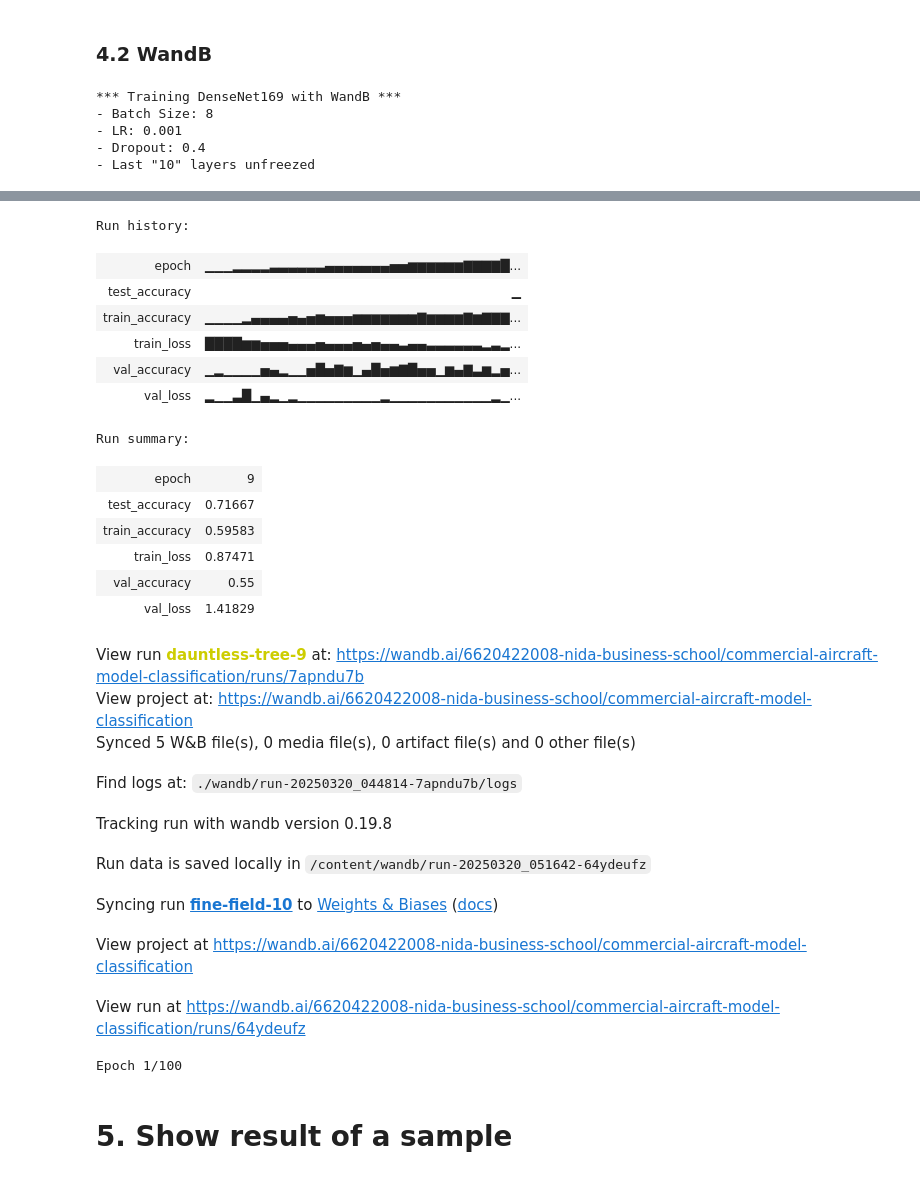
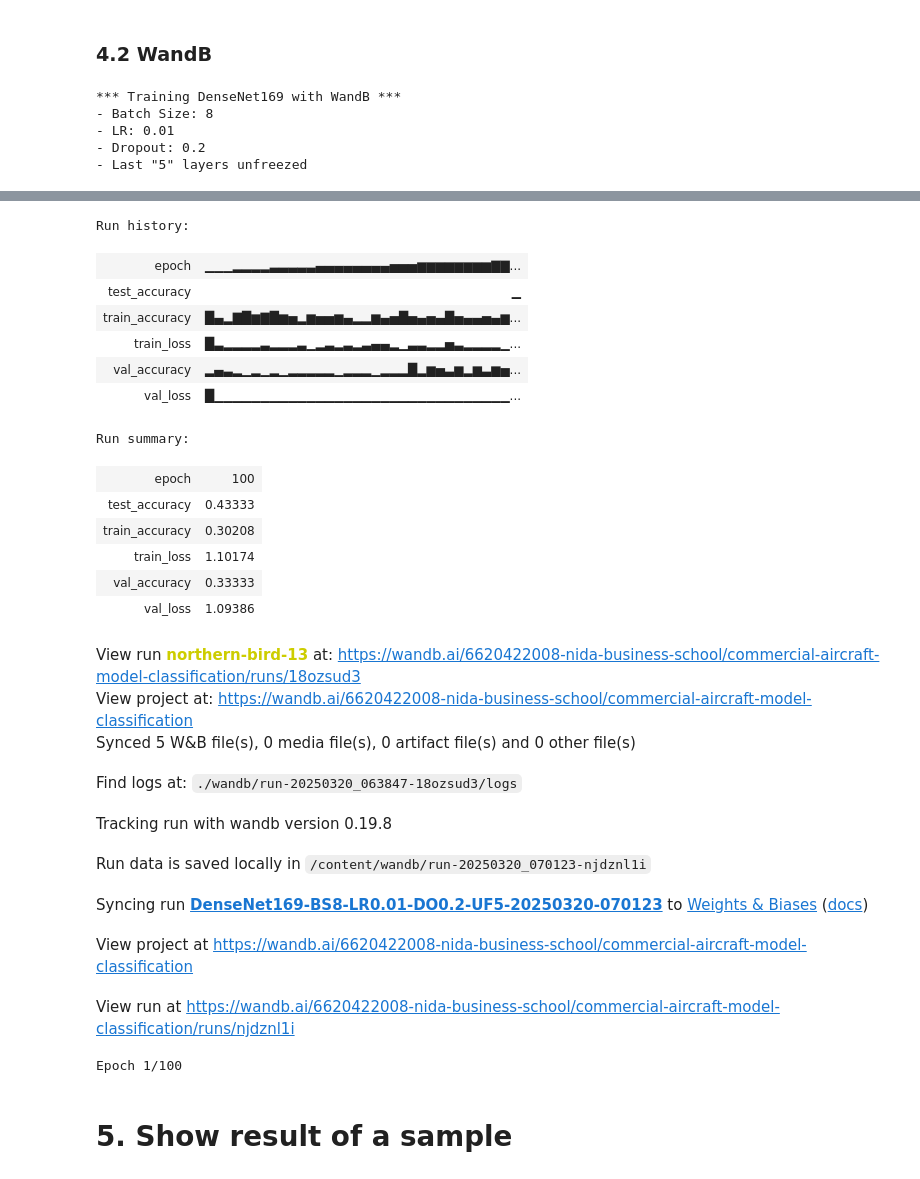
Before and after one commit to prattapong/Commercial-Airplane-Model-Image-Classification, a Jupyter notebook: image_classification.ipynb, the cells around one changed output, grey strips where cells are left out. Drawn from its saved outputs; the diff is of its cells as text; code cells hidden in the pictures.

Commit message:
update wandb run name

```diff
--- a/image_classification.ipynb
+++ b/image_classification.ipynb
@@ -250,8 +251,13 @@ MODELS = {
 ### 4.2 WandB
 # %%
 # Initialize WandB
-def init_wandb(project_name="commercial-aircraft-model-classification", entity="6620422008-nida-business-school"):
-    wandb.init(project=project_name, entity="6620422008-nida-business-school", reinit=True)
+# def init_wandb(project_name="commercial-aircraft-model-classification", entity="6620422008-nida-business-school"):
+#     wandb.init(project=project_name, entity="6620422008-nida-business-school", reinit=True)
+
+def init_wandb(model_name, batch_size, epochs, learning_rate, dropout_rate, num_unfreezed_layer, project_name="commercial-aircraft-model-classification", entity="6620422008-nida-business-school"):
+    timestamp = time.strftime("%Y%m%d-%H%M%S")  # Format: YYYYMMDD-HHMMSS
+    run_name = f"{model_name}-BS{batch_size}-LR{learning_rate}-DO{dropout_rate}-UF{num_unfreezed_layer}-{timestamp}"
+    wandb.init(project=project_name, entity=entity, name=run_name, reinit=True, resume=False)
 
 def train_and_evaluate_model_with_wandb(model_name, X, y, batch_size, epochs, learning_rate, dropout_rate, early_stopping_rounds,num_unfreezed_layer=0):
     print(f'*** Training {model_name} with WandB ***')
@@ -270,8 +276,16 @@ def train_and_evaluate_model_with_wandb(model_name, X, y, batch_size, epochs, le
     }
 
     # Initialize WandB for logging
-    init_wandb(project_name="commercial-aircraft-model-classification",
-               entity="6620422008-nida-business-school")
+    init_wandb(
+        project_name="commercial-aircraft-model-classification",
+        entity="6620422008-nida-business-school",
+        model_name=model_name,
+        batch_size=batch_size,
+        epochs=epochs,
+        learning_rate=learning_rate,
+        dropout_rate=dropout_rate,
+        num_unfreezed_layer=num_unfreezed_layer
+    )
 
     # Train-Test Split
     X_train, X_test, y_train, y_test = train_test_split(
@@ -352,55 +366,55 @@ def train_and_evaluate_model_with_wandb(model_name, X, y, batch_size, epochs, le
 # %%
 # Set hyperparameters manually
 model_name = "DenseNet169"  # Choose from [ResNet50,VGG16,DenseNet169,Xception,ConvNeXtBase]
 batch_size = 8
 epochs = 100
-learning_rate = 0.001 # Between 0.00001 - 0.01
-dropout_rate = 0.4 # Between 0.1 - 0.5
-num_unfreezed_layer = 10 # Greater or equal to 0
+learning_rate = 0.01 # Between 0.00001 - 0.01
+dropout_rate = 0.2 # Between 0.1 - 0.5
+num_unfreezed_layer = 5 # Greater or equal to 0
 
 # Train and evaluate model with WandB logging
 early_stopping_rounds = 5
 train_and_evaluate_model_with_wandb(
     model_name=model_name,
     X=X,
     y=y,
     batch_size=batch_size,
     epochs=epochs,
     learning_rate=learning_rate,
     dropout_rate=dropout_rate,
     early_stopping_rounds=early_stopping_rounds,
     num_unfreezed_layer=num_unfreezed_layer
 )
 # %% [output]
 *** Training DenseNet169 with WandB ***
 - Batch Size: 8
-- LR: 0.001
-- Dropout: 0.4
-- Last "10" layers unfreezed
+- LR: 0.01
+- Dropout: 0.2
+- Last "5" layers unfreezed
 [interactive output not drawn]
 Run history:
-| epoch | ▁▁▁▂▂▂▂▃▃▃▃▃▃▄▄▄▄▄▄▄▅▅▆▆▆▆▆▆▇▇▇▇█... |
+| epoch | ▁▁▁▂▂▂▂▃▃▃▃▃▄▄▄▄▄▄▄▄▅▅▅▆▆▆▆▆▆▆▆▇▇... |
 | test_accuracy | ▁ |
-| train_accuracy | ▁▁▁▁▂▄▄▄▄▅▄▅▆▅▅▅▆▆▆▆▆▆▆▇▆▆▆▆▇▆▇▇▇... |
-| train_loss | ████▆▆▅▅▅▄▄▄▅▄▄▄▅▄▅▄▄▃▄▄▃▃▃▃▃▃▂▃▂... |
-| val_accuracy | ▁▂▁▁▁▁▅▄▂▁▁▅█▅▇▆▁▄█▅▆▇█▅▅▁▆▄▇▃▆▂▅... |
-| val_loss | ▂▁▁▃█▁▄▂▁▂▁▁▁▁▁▁▁▁▁▂▁▁▁▁▁▁▁▁▁▁▁▂▁... |
+| train_accuracy | █▄▂▇█▆▇█▆▅▂▆▅▅▆▄▂▂▆▄▅█▅▄▅▄█▅▄▄▅▄▆... |
+| train_loss | █▃▂▂▂▂▃▂▂▂▃▁▂▃▂▃▂▃▄▄▂▁▃▃▂▂▅▃▂▂▂▂▁... |
+| val_accuracy | ▂▄▃▂▁▂▁▂▁▂▂▂▂▂▁▂▂▂▁▂▂▂█▂▆▅▃▆▂▆▃▆▅... |
+| val_loss | █▁▁▁▁▁▁▁▁▁▁▁▁▁▁▁▁▁▁▁▁▁▁▁▁▁▁▁▁▁▁▁▁... |
 Run summary:
-| epoch | 9 |
-| test_accuracy | 0.71667 |
-| train_accuracy | 0.59583 |
-| train_loss | 0.87471 |
-| val_accuracy | 0.55 |
-| val_loss | 1.41829 |
+| epoch | 100 |
+| test_accuracy | 0.43333 |
+| train_accuracy | 0.30208 |
+| train_loss | 1.10174 |
+| val_accuracy | 0.33333 |
+| val_loss | 1.09386 |
-View run dauntless-tree-9 at: https://wandb.ai/6620422008-nida-business-school/commercial-aircraft-model-classification/runs/7apndu7b
+View run northern-bird-13 at: https://wandb.ai/6620422008-nida-business-school/commercial-aircraft-model-classification/runs/18ozsud3
 View project at: https://wandb.ai/6620422008-nida-business-school/commercial-aircraft-model-classification
 Synced 5 W&B file(s), 0 media file(s), 0 artifact file(s) and 0 other file(s)
-Find logs at: ./wandb/run-20250320_044814-7apndu7b/logs
+Find logs at: ./wandb/run-20250320_063847-18ozsud3/logs
 Tracking run with wandb version 0.19.8
-Run data is saved locally in /content/wandb/run-20250320_051642-64ydeufz
+Run data is saved locally in /content/wandb/run-20250320_070123-njdznl1i
-Syncing run fine-field-10 to Weights & Biases (docs)
+Syncing run DenseNet169-BS8-LR0.01-DO0.2-UF5-20250320-070123 to Weights & Biases (docs)
 View project at https://wandb.ai/6620422008-nida-business-school/commercial-aircraft-model-classification
-View run at https://wandb.ai/6620422008-nida-business-school/commercial-aircraft-model-classification/runs/64ydeufz
+View run at https://wandb.ai/6620422008-nida-business-school/commercial-aircraft-model-classification/runs/njdznl1i
 Epoch 1/100
 # %% [markdown]
 # 5. Show result of a sample
```
Also changed, not shown: parts of 2 cells of this notebook.
